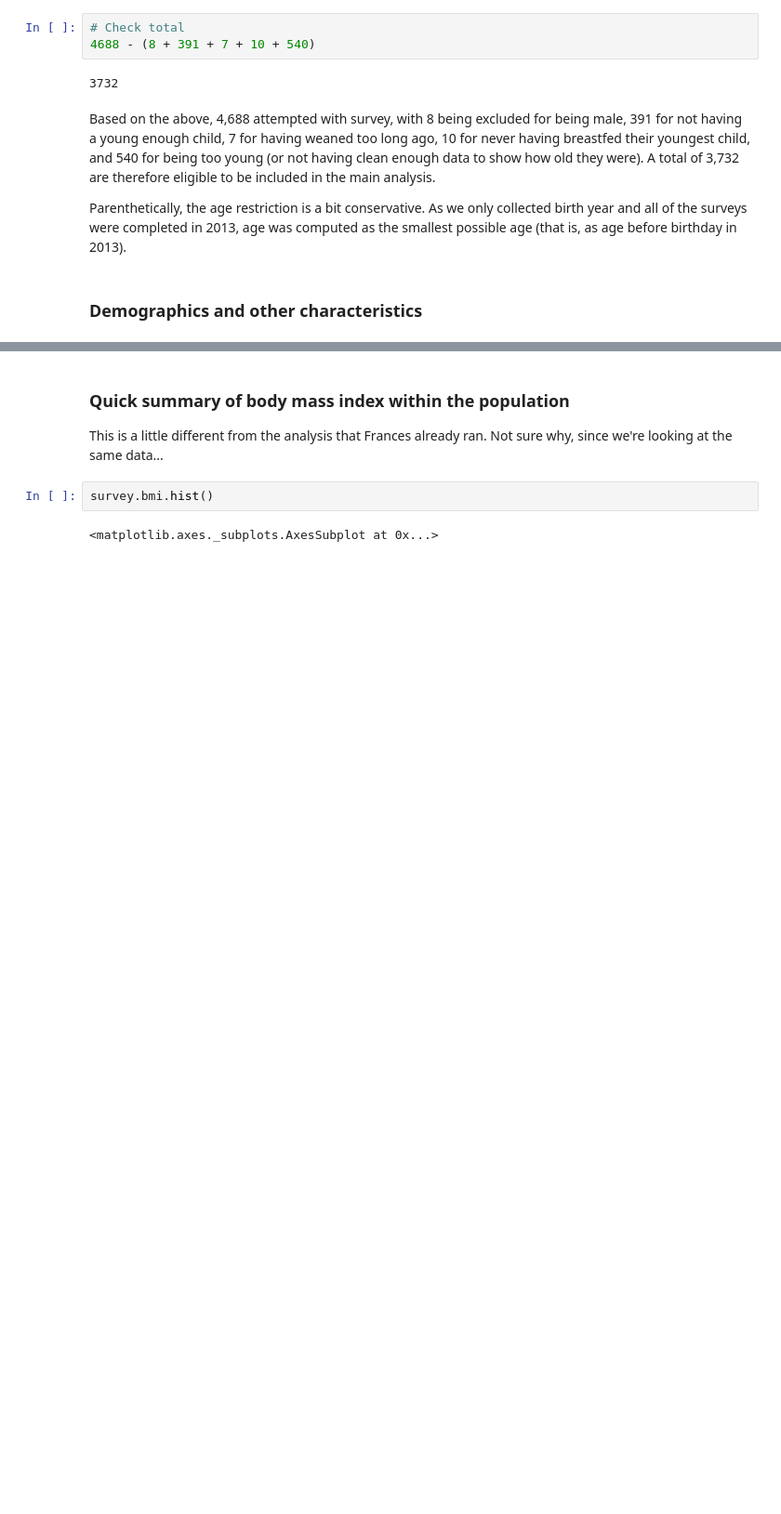
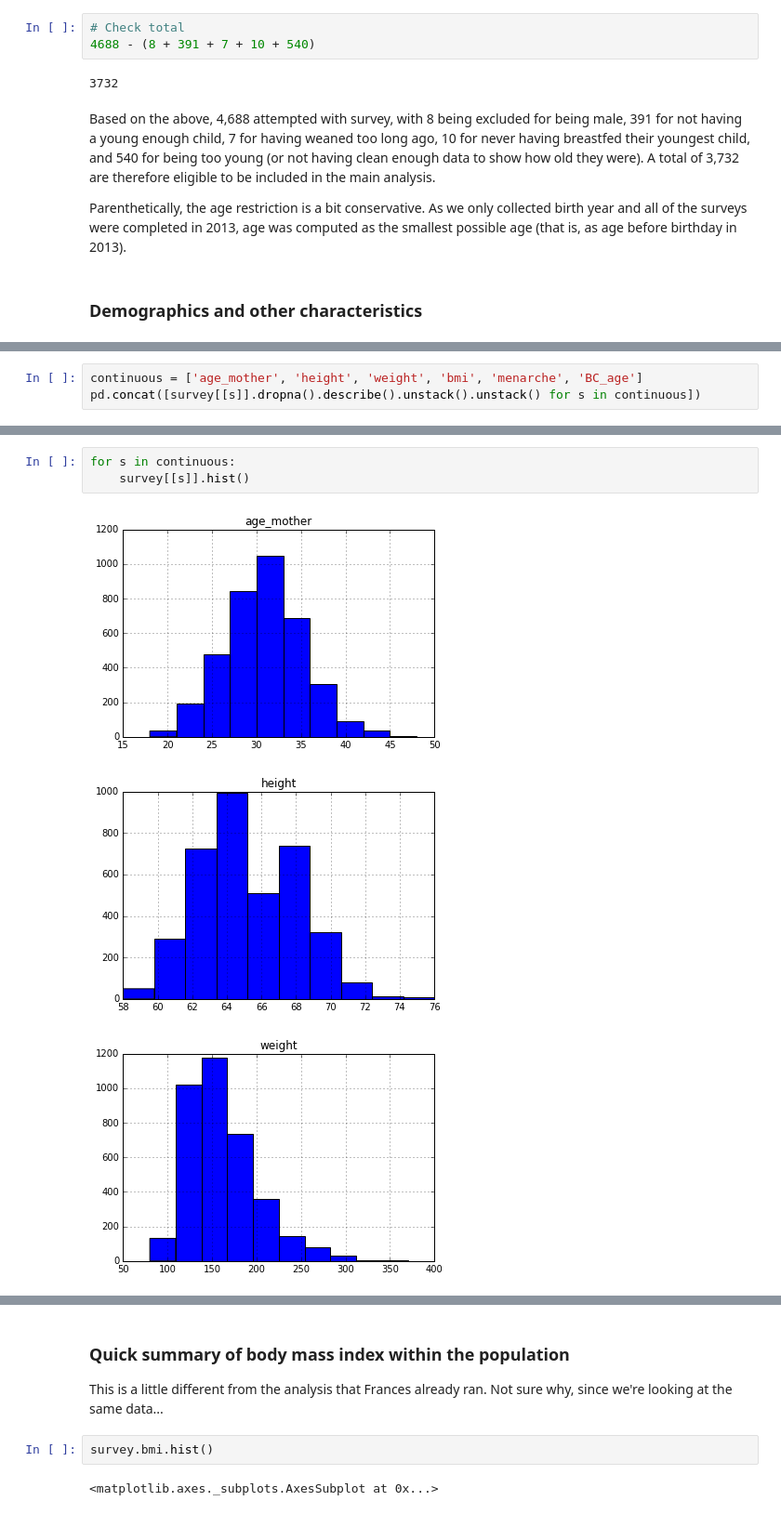
Before and after one commit to timcsimmons/barton-bfsurvey-2013, a Jupyter notebook: programs/2-analysis.ipynb, the cells around one changed output, grey strips where cells are left out. Shown at 93% size. Drawn from its saved outputs; the diff is of its cells as text; blank space fills up the shorter version.

```diff
--- a/programs/2-analysis.ipynb
+++ b/programs/2-analysis.ipynb
@@ -116,0 +107,3 @@ survey.age_mother.hist()
+# %%
+continuous = ['age_mother', 'height', 'weight', 'bmi', 'menarche', 'BC_age']
+pd.concat([survey[[s]].dropna().describe().unstack().unstack() for s in continuous])
@@ -116,0 +118,7 @@ survey.age_mother.hist()
+# %%
+for s in continuous:
+    survey[[s]].hist()
+# %% [output]
+[figure, added]
+[figure, added]
+[figure, added]
```
Also changed, not shown: parts of 7 cells of this notebook, 1 other file.
